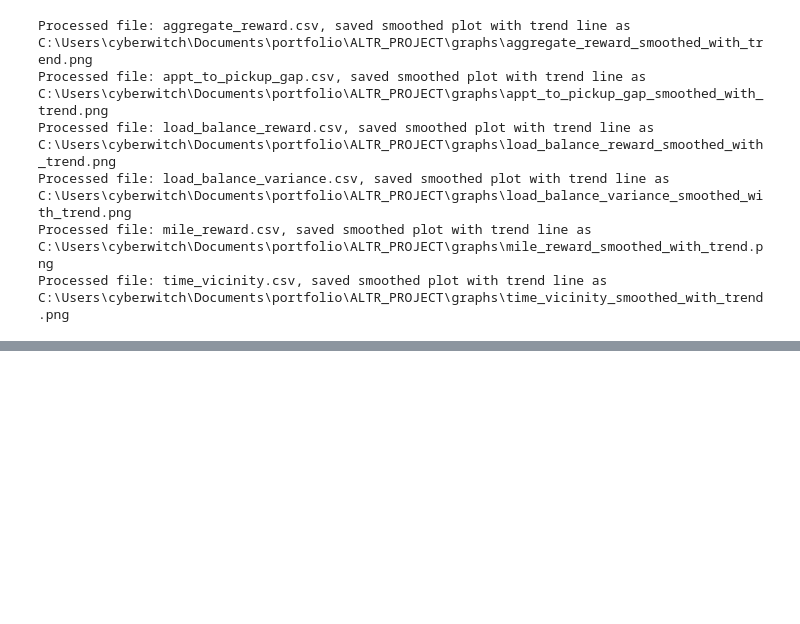
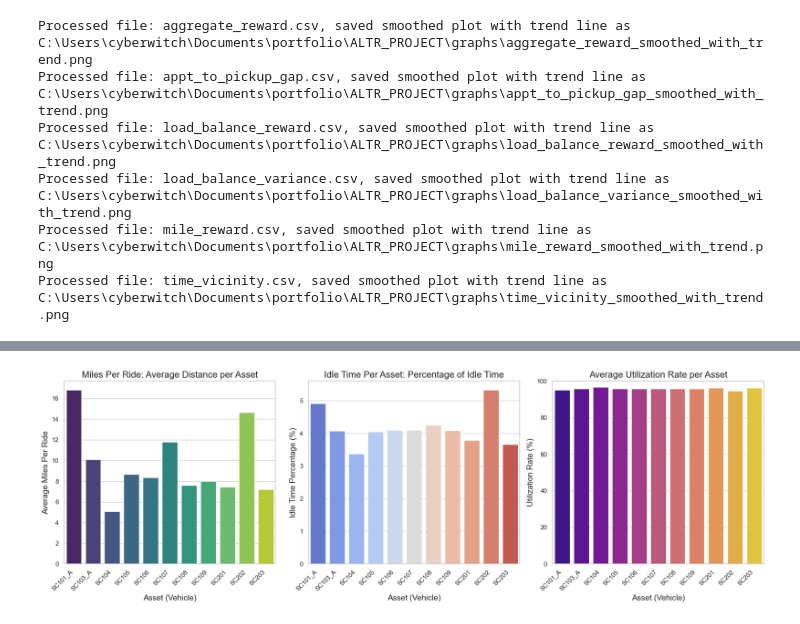
Before and after one commit to GarettGazay/ALTR_PROJECT, a Jupyter notebook: notebooks/test.ipynb, the cells around one changed output, grey strips where cells are left out. Saved outputs shown, nothing was run; the diff lists cells and outputs as text; code cells hidden in the pictures; blank space fills up the shorter version.

```diff
--- a/notebooks/test.ipynb
+++ b/notebooks/test.ipynb
@@ -359,0 +501,94 @@ ValueError: No objects to concatenate
+# %%
+import pandas as pd
+import seaborn as sns
+import matplotlib.pyplot as plt
+
+# Updated data with 11 assets
+data = {
+    "Asset": ["SC101_A", "SC103_A", "SC104", "SC105", "SC106", "SC107", "SC108", "SC109", "SC201", "SC202", "SC203"],
+    "Ride": ["Ride 1", "Ride 2", "Ride 3", "Ride 4", "Ride 5", "Ride 6", "Ride 7", "Ride 8", "Ride 9", "Ride 10", "Ride 11"],
+    "Miles_Per_Ride": [16.84,
+                       10.09457142857143,
+                       5.067454545454546,
+                       8.687,
+                       8.347333333333333,
+                       11.818555555555557,
+                       7.62042857142857,
+                       7.987272727272727,
+                       7.451818181818182,
+                       14.638200000000001,
+                       7.2194],
+    "Idle_Time_Percent": [4.910714285714286,
+                          4.077380952380952,
+                          3.3712121212121207,
+                          4.053030303030304,
+                          4.097222222222222,
+                          4.097222222222222,
+                          4.2559523809523805,
+                          4.090909090909092,
+                          3.7878787878787885,
+                          5.333333333333334,
+                          3.6666666666666665],  # Idle time percentages
+    "Utilized_Time": [4.910714285714286,
+4.0773809523809526,
+3.3712121212121207,
+4.053030303030302,
+4.097222222222222,
+4.097222222222221,
+4.255952380952381,
+4.090909090909092,
+3.787878787878787,
+5.333333333333334,
+3.6666666666666665],  # Time spent on rides (in hours)
+
+}
+
+# Convert data to DataFrame
+df = pd.DataFrame(data)
+
+# Calculate Average Utilization Rate as Utilized Time / Total Shift Time * 100
+df["Utilization_Rate"] = (100 - df["Utilized_Time"])
+
+# Set Seaborn style for the plots
+sns.set(style="whitegrid")
+
+# Create a figure with three subplots: one for Miles Per Ride, one for Idle Time Percentage, and one for Utilization Rate
+fig, axes = plt.subplots(1, 3, figsize=(18, 6))
+
+# Adjust the width of the bars by specifying the width parameter
+bar_width = 0.8  # Adjust the width as needed
+
+# Plotting Miles Per Ride per Asset
+sns.barplot(x="Asset", y="Miles_Per_Ride", data=df, estimator="mean", errorbar=None, palette="viridis", ax=axes[0], width=bar_width)
+axes[0].set_title("Miles Per Ride: Average Distance per Asset", fontsize=16)
+axes[0].set_xlabel("Asset (Vehicle)", fontsize=14)
+axes[0].set_ylabel("Average Miles Per Ride", fontsize=14)
+
+# Plotting Idle Time Percentage per Asset
+sns.barplot(x="Asset", y="Idle_Time_Percent", data=df, estimator="mean", errorbar=None, palette="coolwarm", ax=axes[1], width=bar_width)
+axes[1].set_title("Idle Time Per Asset: Percentage of Idle Time", fontsize=16)
+axes[1].set_xlabel("Asset (Vehicle)", fontsize=14)
+axes[1].set_ylabel("Idle Time Percentage (%)", fontsize=14)
+
+# Plotting Average Utilization Rate per Asset
+sns.barplot(x="Asset", y="Utilization_Rate", data=df, estimator="mean", errorbar=None, palette="plasma", ax=axes[2], width=bar_width)
+
+# Adjust the y-axis to be between 0 and 100
+axes[2].set_ylim(0, 100)
+
+# Add title and labels for clarity
+axes[2].set_title("Average Utilization Rate per Asset", fontsize=16)
+axes[2].set_xlabel("Asset (Vehicle)", fontsize=14)
+axes[2].set_ylabel("Utilization Rate (%)", fontsize=14)
+
+# Adjust the x-axis label positions to spread the bars apart
+for ax in axes:
+    ax.set_xticklabels(ax.get_xticklabels(), rotation=45, ha="right")
+    ax.set_xticks(range(len(df["Asset"])))
+
+# Adjust layout for better spacing
+plt.tight_layout()
+
+# Show the plots
+plt.show()
+# %% [output]
@@ -359,0 +606 @@ ValueError: No objects to concatenate
+[figure, added]
```
Also changed, not shown: parts of 9 cells of this notebook, 27 other files.
